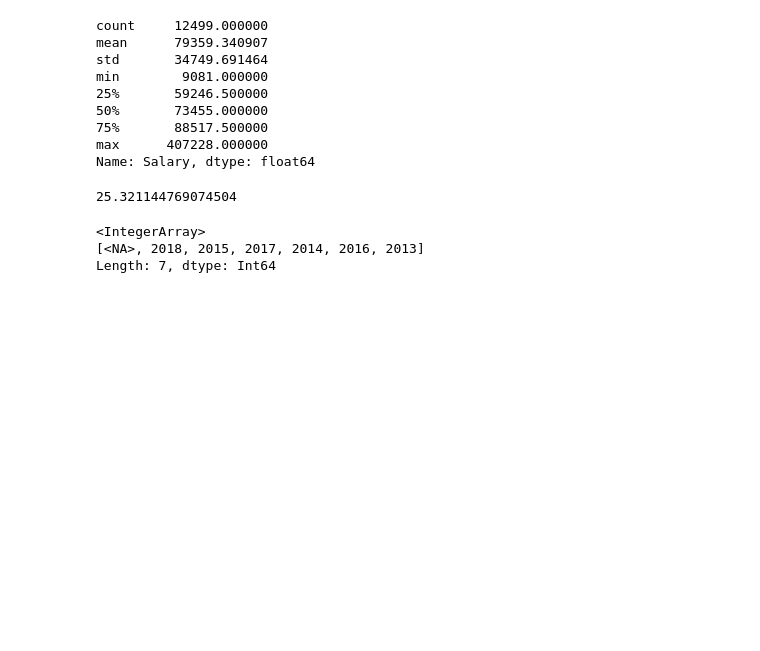
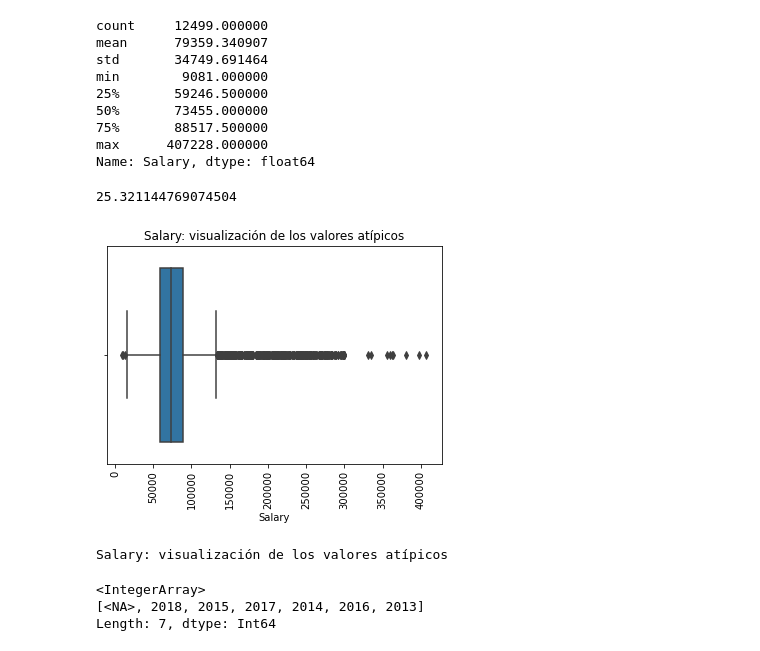
Before and after one commit to Adalab/bda-modulo-3-evaluacion-final-maitebarreravillarias, a Jupyter notebook: A_evaluacion_primera_version.ipynb, the cells around one changed output. Drawn from its saved outputs; the diff is of its cells as text; code cells hidden in the pictures; blank space fills up the shorter version.

Commit message:
boxplot changed

```diff
--- a/evaluacion_primera_version.ipynb
+++ b/A_evaluacion_primera_version.ipynb
@@ -377,0 +393,22 @@ df2["Salary"].isnull().sum()/df2.shape[0]*100
+# %%
+"""buscar valores atípicos, que dada la separación de la
+    media y la mediana, parece probable"""
+
+sns.boxplot(data=df2, x="Salary")
+
+# nombramos el eje que queremos que aparezca y rotamos las etiquetas
+titulo = axes[1].set_ylabel("Salary")
+plt.xticks(rotation = 90)
+
+
+plt.title("Salary: visualización de los valores atípicos")
+sns.flierprops = dict(marker = "s",markerfacecolor = "red")
+
+
+plt.show();
+# %% [output]
+[figure, added]
+# %%
+print(axes[1].get_title())
+# %% [output]
+Salary: visualización de los valores atípicos
```
Also changed, not shown: parts of 6 cells of this notebook, 3 other files.
